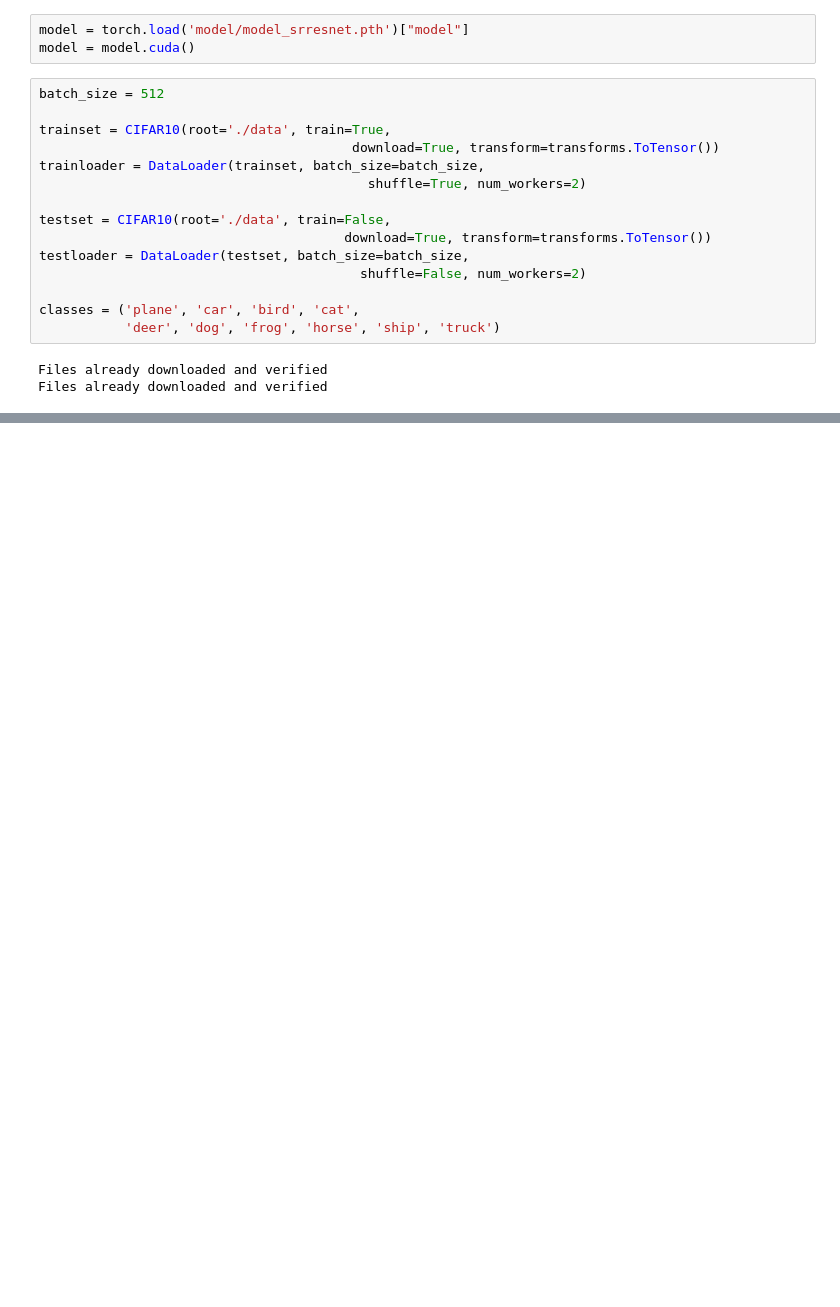
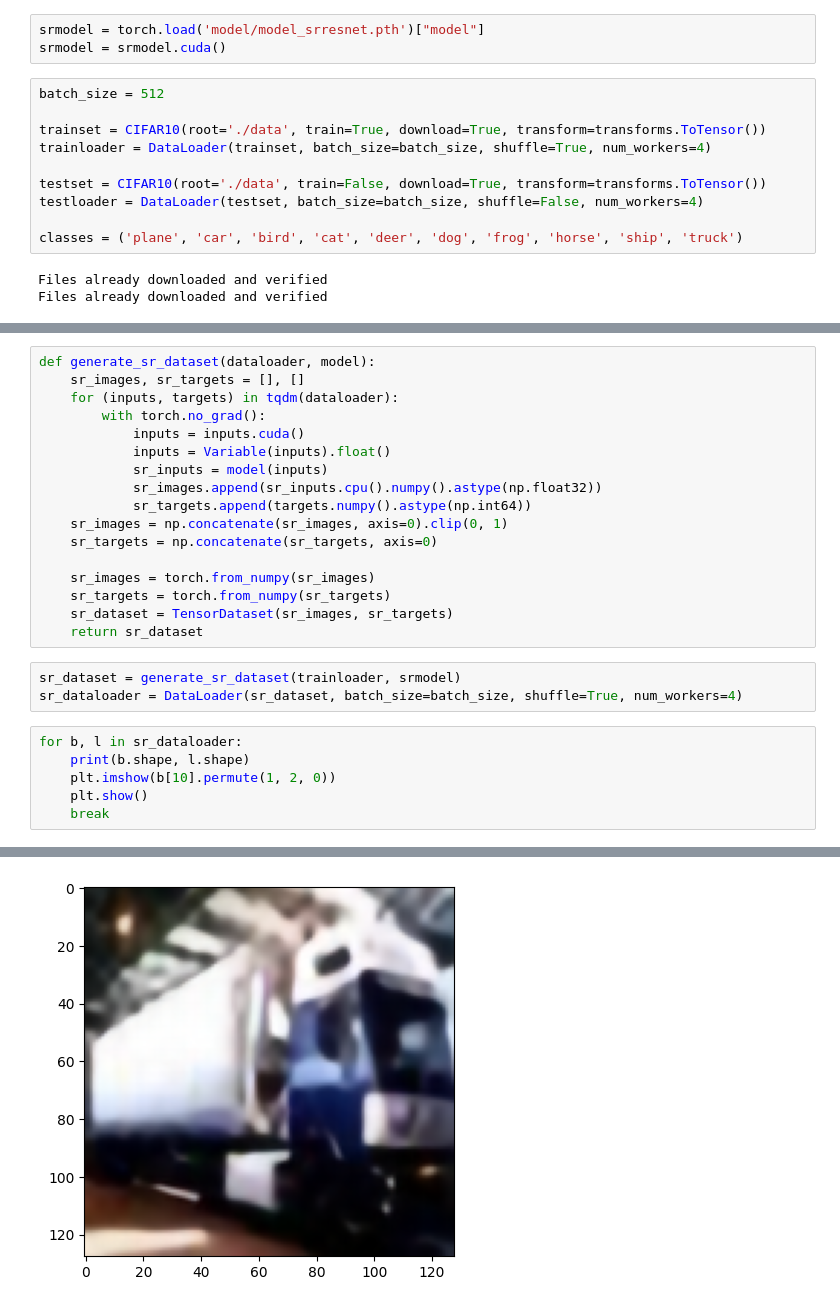
Before and after one commit to GauthamBellamkonda/Image-SuperResolution, a Jupyter notebook: Code/generateSR.ipynb, the cells around one changed output, grey strips where cells are left out. Saved outputs shown, nothing was run; the diff lists cells and outputs as text; blank space fills up the shorter version.

```diff
--- a/Code/generateSR.ipynb
+++ b/Code/generateSR.ipynb
@@ -17,21 +22,16 @@ warnings.filterwarnings("ignore")
 # %%
-model = torch.load('model/model_srresnet.pth')["model"]
-model = model.cuda()
+srmodel = torch.load('model/model_srresnet.pth')["model"]
+srmodel = srmodel.cuda()
 # %%
 batch_size = 512
 
-trainset = CIFAR10(root='./data', train=True,
-                                        download=True, transform=transforms.ToTensor())
-trainloader = DataLoader(trainset, batch_size=batch_size,
-                                          shuffle=True, num_workers=2)
+trainset = CIFAR10(root='./data', train=True, download=True, transform=transforms.ToTensor())
+trainloader = DataLoader(trainset, batch_size=batch_size, shuffle=True, num_workers=4)
 
-testset = CIFAR10(root='./data', train=False,
-                                       download=True, transform=transforms.ToTensor())
-testloader = DataLoader(testset, batch_size=batch_size,
-                                         shuffle=False, num_workers=2)
+testset = CIFAR10(root='./data', train=False, download=True, transform=transforms.ToTensor())
+testloader = DataLoader(testset, batch_size=batch_size, shuffle=False, num_workers=4)
 
-classes = ('plane', 'car', 'bird', 'cat',
-           'deer', 'dog', 'frog', 'horse', 'ship', 'truck')
+classes = ('plane', 'car', 'bird', 'cat', 'deer', 'dog', 'frog', 'horse', 'ship', 'truck')
 # %% [output]
 Files already downloaded and verified
 Files already downloaded and verified
@@ -50,0 +38,27 @@ outputs_arr = outputs_arr.astype(np.uint8)
+# %%
+def generate_sr_dataset(dataloader, model):
+    sr_images, sr_targets = [], []
+    for (inputs, targets) in tqdm(dataloader):
+        with torch.no_grad():
+            inputs = inputs.cuda()
+            inputs = Variable(inputs).float()
+            sr_inputs = model(inputs)
+            sr_images.append(sr_inputs.cpu().numpy().astype(np.float32))
+            sr_targets.append(targets.numpy().astype(np.int64))
+    sr_images = np.concatenate(sr_images, axis=0).clip(0, 1)
+    sr_targets = np.concatenate(sr_targets, axis=0)
+
+    sr_images = torch.from_numpy(sr_images)
+    sr_targets = torch.from_numpy(sr_targets)
+    sr_dataset = TensorDataset(sr_images, sr_targets)
+    return sr_dataset
+# %%
+sr_dataset = generate_sr_dataset(trainloader, srmodel)
+sr_dataloader = DataLoader(sr_dataset, batch_size=batch_size, shuffle=True, num_workers=4)
+# %%
+for b, l in sr_dataloader:
+    print(b.shape, l.shape)
+    plt.imshow(b[10].permute(1, 2, 0))
+    plt.show()
+    break
+# %% [output]
@@ -50,0 +66 @@ outputs_arr = outputs_arr.astype(np.uint8)
+[figure, added]
```
Also changed, not shown: parts of 5 cells of this notebook, 1 other file.
